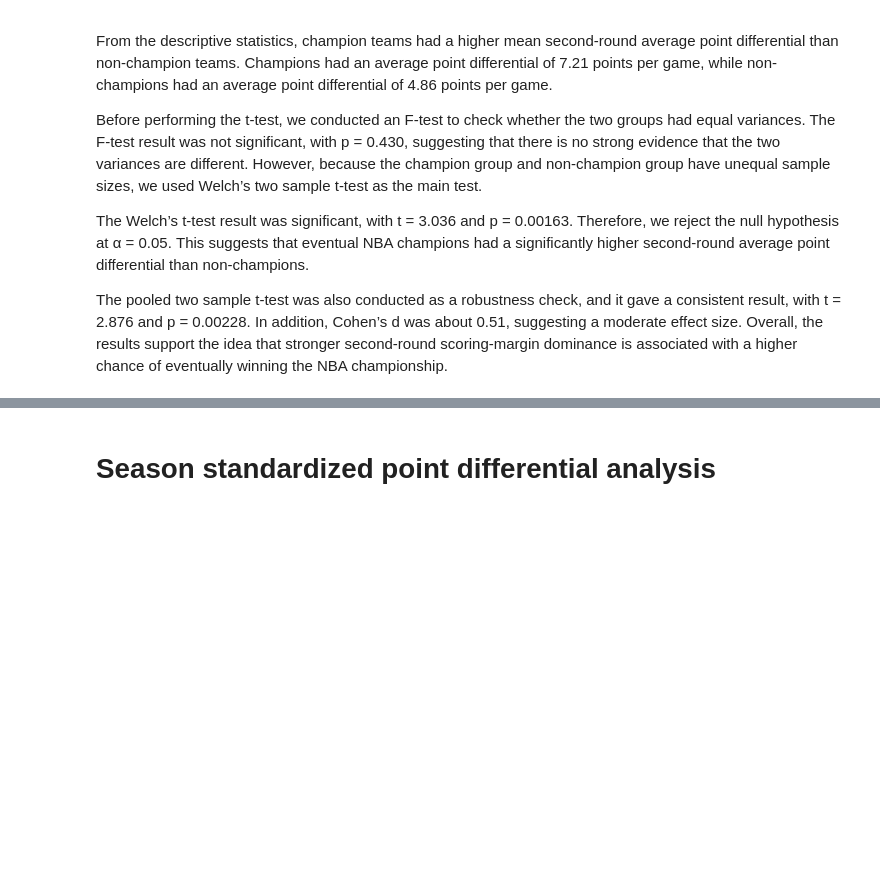
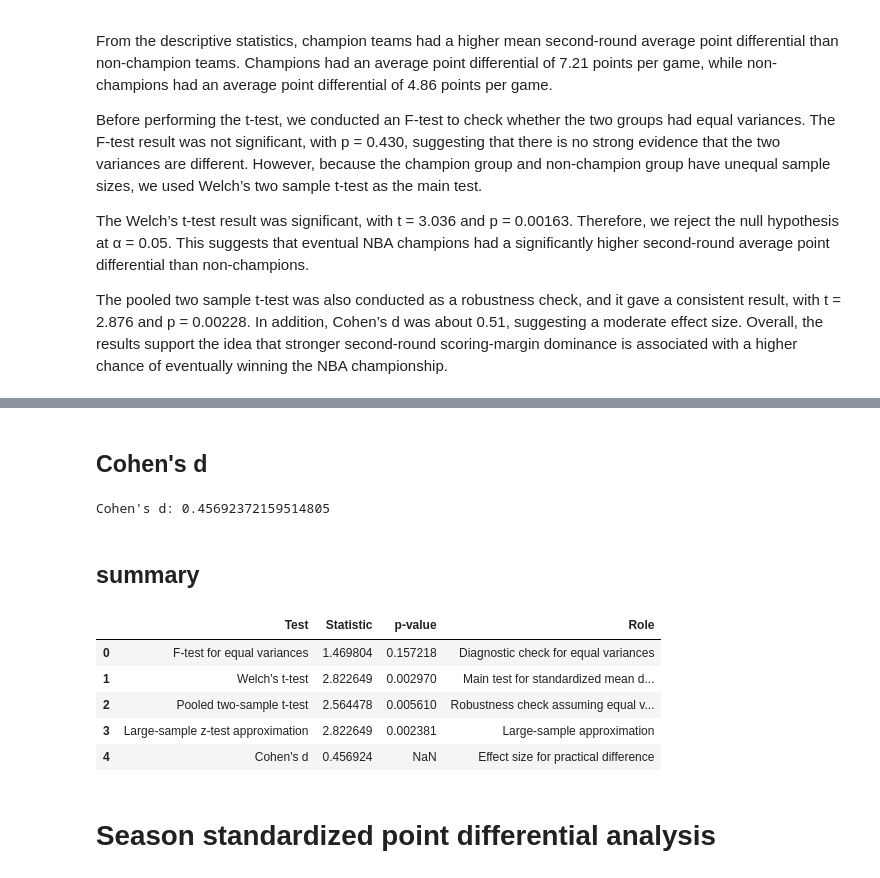
Before and after one commit to GalahadJr-1214/2026-Statistics-Final-Project, a Jupyter notebook: Final Project/champ_stats_diff.ipynb, the cells around one changed output, grey strips where cells are left out. Drawn from its saved outputs; the diff is of its cells as text; code cells hidden in the pictures; blank space fills up the shorter version.

```diff
--- a/Final Project/champ_stats_diff.ipynb
+++ b/Final Project/champ_stats_diff.ipynb
@@ -244,3 +387,66 @@ The pooled two sample t-test was also conducted as a robustness check, and it ga
+# %% [markdown]
+## Cohen's d
+# %%
+std_n1 = len(std_point_diff_champ)
+std_n2 = len(std_point_diff_non_champ)
+
+std_s1 = std_point_diff_champ.std(ddof=1)
+std_s2 = std_point_diff_non_champ.std(ddof=1)
+
+std_pooled_sd = np.sqrt(
+    ((std_n1 - 1) * std_s1**2 + (std_n2 - 1) * std_s2**2)
+    / (std_n1 + std_n2 - 2)
+)
+
+std_cohen_d = (
+    std_point_diff_champ.mean() - std_point_diff_non_champ.mean()
+) / std_pooled_sd
+
+print("Cohen's d:", std_cohen_d)
+# %% [output]
+Cohen's d: 0.45692372159514805
+# %% [markdown]
+## summary
+# %%
+summary_q2_standardized = pd.DataFrame({
+    "Test": [
+        "F-test for equal variances",
+        "Welch's t-test",
+        "Pooled two-sample t-test",
+        "Large-sample z-test approximation",
+        "Cohen's d"
+    ],
+    "Statistic": [
+        std_F,
+        std_welch_result.statistic,
+        std_pooled_result.statistic,
+        std_z_stat,
+        std_cohen_d
+    ],
+    "p-value": [
+        std_p_two_tail,
+        std_welch_result.pvalue,
+        std_pooled_result.pvalue,
+        std_p_value_z,
+        np.nan
+    ],
+    "Role": [
+        "Diagnostic check for equal variances",
+        "Main test for standardized mean difference",
+        "Robustness check assuming equal variances",
+        "Large-sample approximation",
+        "Effect size for practical difference"
+    ]
+})
+
+summary_q2_standardized
+# %% [output]
+|  | Test | Statistic | p-value | Role |
+| 0 | F-test for equal variances | 1.469804 | 0.157218 | Diagnostic check for equal variances |
+| 1 | Welch's t-test | 2.822649 | 0.002970 | Main test for standardized mean d... |
+| 2 | Pooled two-sample t-test | 2.564478 | 0.005610 | Robustness check assuming equal v... |
+| 3 | Large-sample z-test approximation | 2.822649 | 0.002381 | Large-sample approximation |
+| 4 | Cohen's d | 0.456924 | NaN | Effect size for practical difference |
 # %% [markdown]
 # Season standardized point differential analysis
 # %%
```
Also changed, not shown: parts of 13 cells of this notebook.
